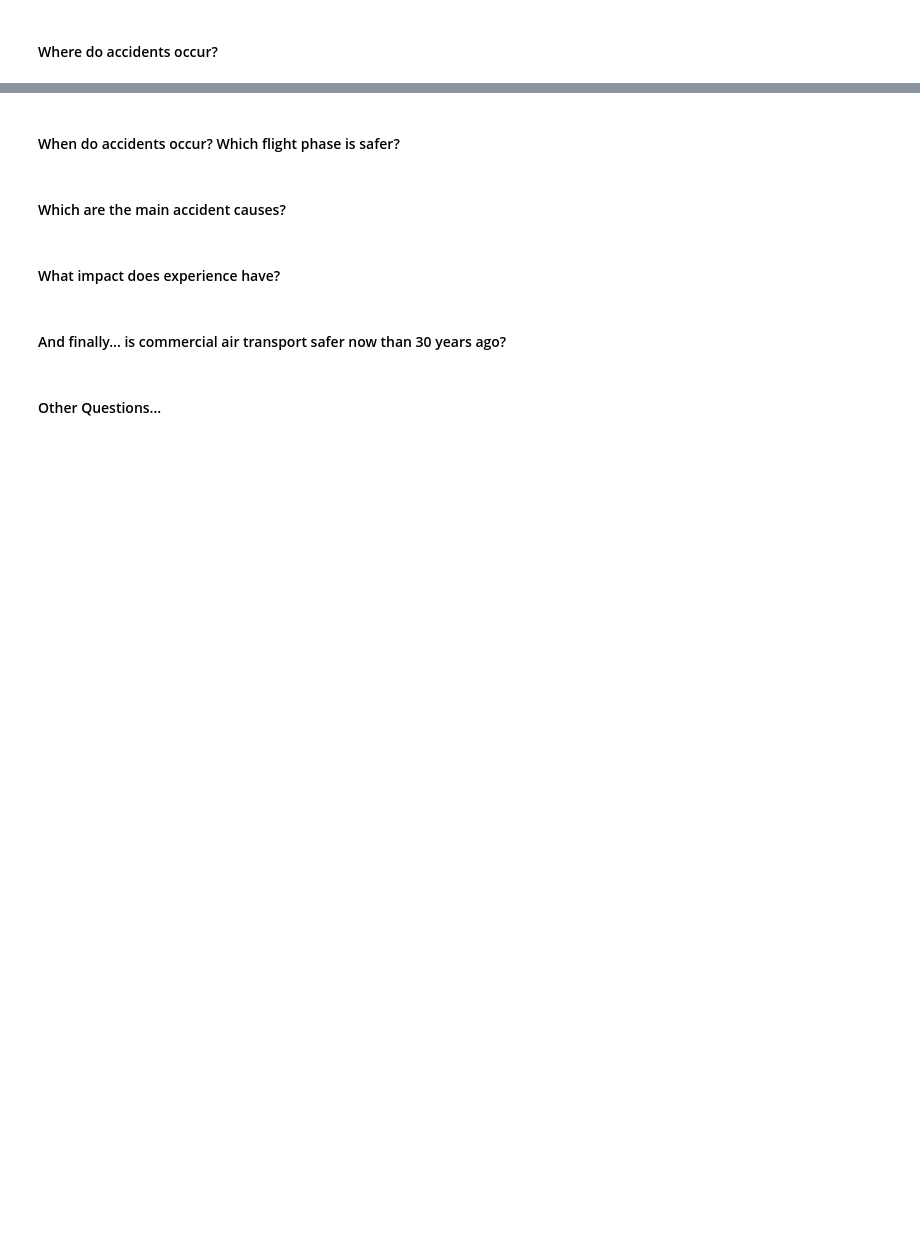
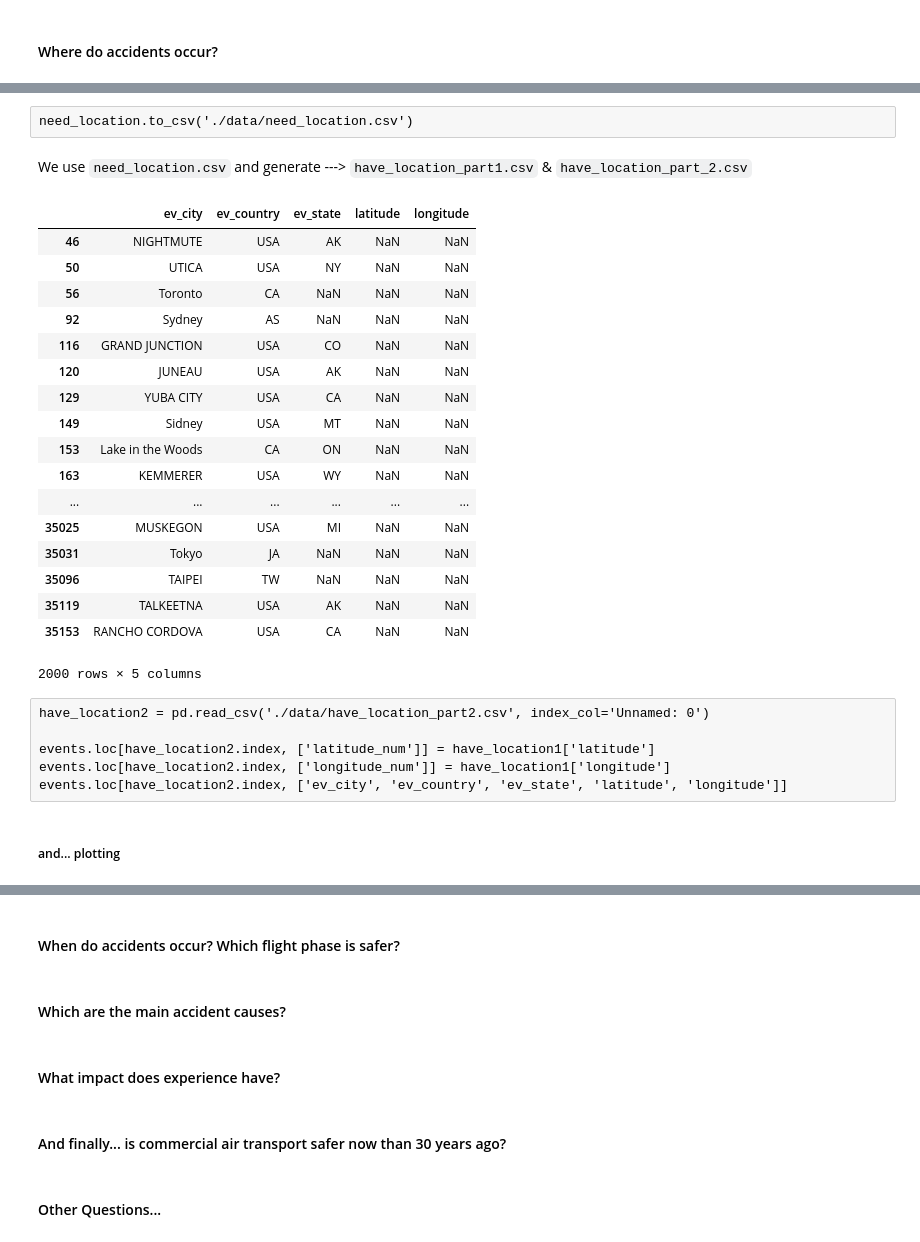
Before and after one commit to AeroPython/remove-before-flight, a Jupyter notebook: talk.ipynb, the cells around one changed output, grey strips where cells are left out. Cells and saved outputs as stored; diff of their text form; code cells hidden in the pictures; blank space fills up the shorter version.

```diff
--- a/talk.ipynb
+++ b/talk.ipynb
@@ -39,0 +172,12 @@ import pandas as pd
+# %%
+desired_far_parts = ['NUSC',  # Non-U.S. Commercial
+                     '121',      # Air Carrier
+                     '129',      # Foreign
+                   # '091',      # General Aviation
+                     'NUSN',  # Non-U.S. Non-Commercial
+                     'UNK',     # Unknown
+                     '135']
+# %%
+cond = aircraft['far_part'].isin(desired_far_parts)
+ev_ids_for_desired_far = aircraft[cond]['ev_id'].drop_duplicates()
+ev_ids_for_desired_far.head()
@@ -39,0 +211,4 @@ import pandas as pd
+# %%
+mask = events['ev_id'].isin(ev_ids_for_desired_far.values)
+events = events[mask]
+events.head()
@@ -43,0 +272,18 @@ import pandas as pd
+# %%
+# Parsing latitude
+events['latitude'] = events['latitude'].replace('       ', np.nan)
+lat = events['latitude']
+lat.dropna(inplace=True)
+
+mask = lat.str.contains(r'^[0-9]{6}[NnSs]$')
+events['latitude_num'] = lat[mask].apply(convert_lat)
+
+# Parsing longitude
+events['longitude'] = events['longitude'].replace('        ', np.nan)
+lon = events['longitude']
+lon.dropna(inplace=True)
+
+mask = lon.str.contains(r'^[0-9]{7}[EeWw]$')
+events['longitude_num'] = lon[mask].apply(convert_lon)
+
+events[['longitude_num', 'latitude_num']].head()
@@ -43,0 +317,37 @@ import pandas as pd
+# %% [raw]
+need_location.to_csv('./data/need_location.csv')
+# %% [markdown]
+We use `need_location.csv` and generate ---> `have_location_part1.csv` & `have_location_part_2.csv`
+# %%
+have_location1 = pd.read_csv('./data/have_location_part1.csv', index_col='Unnamed: 0')
+
+events.loc[have_location1.index, ['latitude_num']] = have_location1['latitude']
+events.loc[have_location1.index, ['longitude_num']] = have_location1['longitude']
+events.loc[have_location1.index, ['ev_city', 'ev_country', 'ev_state', 'latitude', 'longitude']]
+# %% [output]
+|  | ev_city | ev_country | ev_state | latitude | longitude |
+| 46 | NIGHTMUTE | USA | AK | NaN | NaN |
+| 50 | UTICA | USA | NY | NaN | NaN |
+| 56 | Toronto | CA | NaN | NaN | NaN |
+| 92 | Sydney | AS | NaN | NaN | NaN |
+| 116 | GRAND JUNCTION | USA | CO | NaN | NaN |
+| 120 | JUNEAU | USA | AK | NaN | NaN |
+| 129 | YUBA CITY | USA | CA | NaN | NaN |
+| 149 | Sidney | USA | MT | NaN | NaN |
+| 153 | Lake in the Woods | CA | ON | NaN | NaN |
+| 163 | KEMMERER | USA | WY | NaN | NaN |
+| ... | ... | ... | ... | ... | ... |
+| 35025 | MUSKEGON | USA | MI | NaN | NaN |
+| 35031 | Tokyo | JA | NaN | NaN | NaN |
+| 35096 | TAIPEI | TW | NaN | NaN | NaN |
+| 35119 | TALKEETNA | USA | AK | NaN | NaN |
+| 35153 | RANCHO CORDOVA | USA | CA | NaN | NaN |
+2000 rows × 5 columns
+# %% [raw]
+have_location2 = pd.read_csv('./data/have_location_part2.csv', index_col='Unnamed: 0')
+
+events.loc[have_location2.index, ['latitude_num']] = have_location1['latitude']
+events.loc[have_location2.index, ['longitude_num']] = have_location1['longitude']
+events.loc[have_location2.index, ['ev_city', 'ev_country', 'ev_state', 'latitude', 'longitude']]
+# %% [markdown]
+##### and... plotting
```
Also changed, not shown: parts of 42 cells of this notebook, 2 other files.
